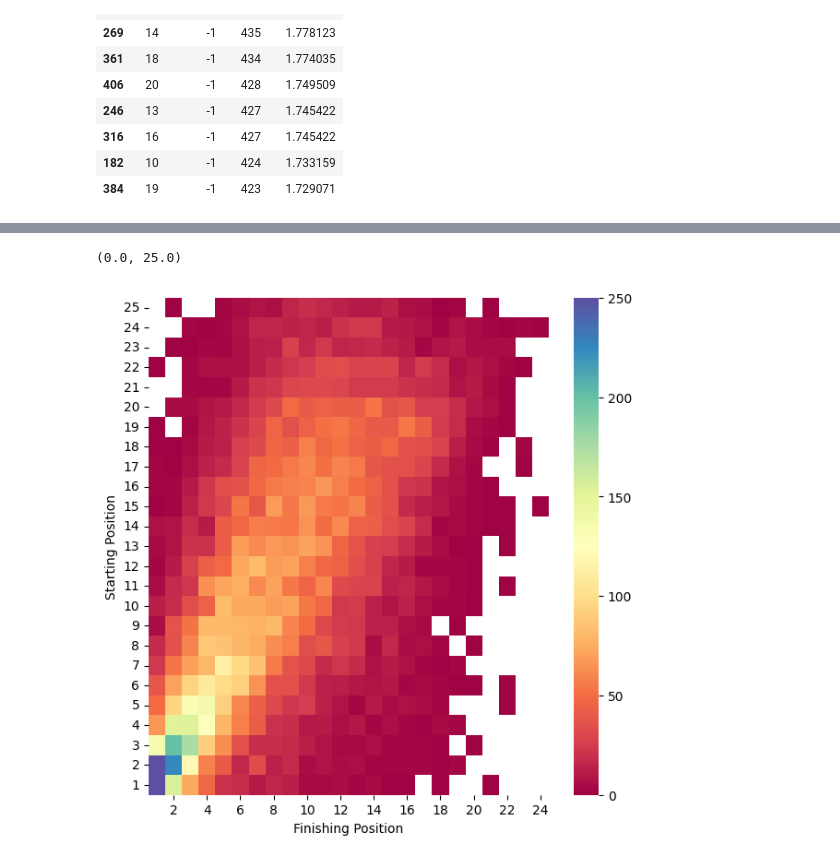
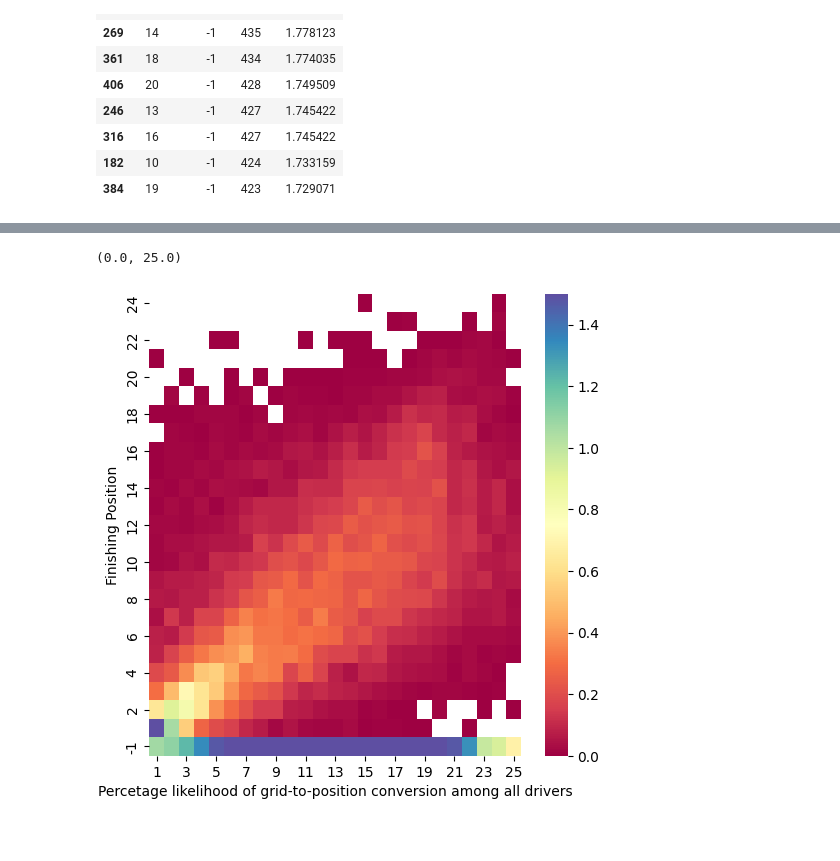
Before and after one commit to EE2SE/F1_Data_Scraper, a Jupyter notebook: EDA_F1.ipynb, the cells around one changed output, grey strips where cells are left out. Saved outputs shown, nothing was run; the diff lists cells and outputs as text; code cells hidden in the pictures.

```diff
--- a/EDA_F1.ipynb
+++ b/EDA_F1.ipynb
@@ -66,6 +66,7 @@ start_finish_grouped.sort_values(by='count',ascending=False).head(10)
 | 182 | 10 | -1 | 424 | 1.733159 |
 | 384 | 19 | -1 | 423 | 1.729071 |
 # %%
-pivoted = start_finish_grouped.pivot(index='grid', columns='position', values='count')
+# to plot the data as a heat map we need to pivot the three columns into a 2D matrix
+pivoted = start_finish_grouped.pivot(index='position', columns='grid', values='percentage')
 pivoted.head()
 # %% [output]
@@ -80,12 +81,13 @@ pivoted.head()
 # %%
 annot = False
 cmap = "Spectral"
-plt.figure(figsize=(7,7))
-sns.heatmap(data=pivoted, annot=annot,cmap=cmap,vmin = 0, vmax=250)
-plt.xlabel('Finishing Position')
-plt.ylabel('Starting Position')
-plt.xlim([1,25])
+plt.figure(figsize=(6,6))
+sns.heatmap(data=pivoted, annot=annot,cmap=cmap,vmin = 0, vmax=1.5)
+plt.ylabel('Finishing Position')
+plt.xlabel('Starting Position')
+plt.xlabel('Percetage likelihood of grid-to-position conversion among all drivers')
+plt.xlim([0,25])
 plt.ylim([0, 25])
 # %% [output]
 (0.0, 25.0)
-[figure, old version]
+[figure, new version]
```
Also changed, not shown: parts of 1 cell of this notebook, 3 other files.
